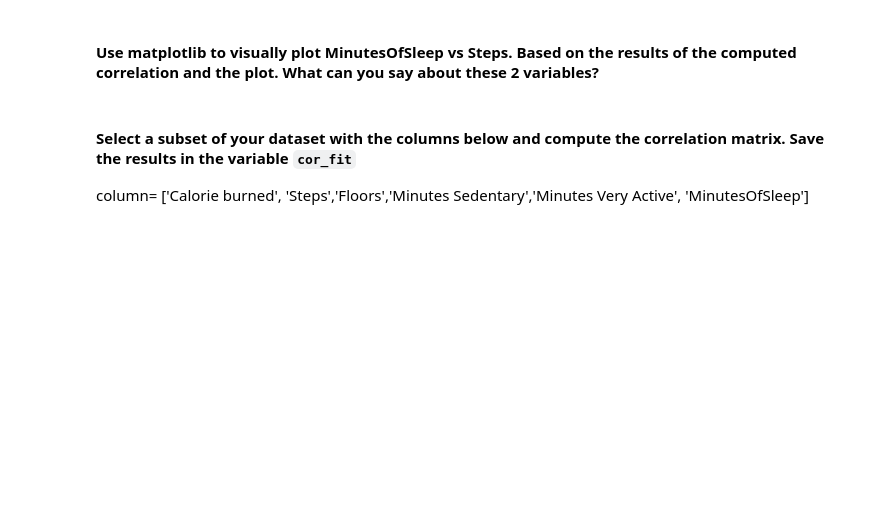
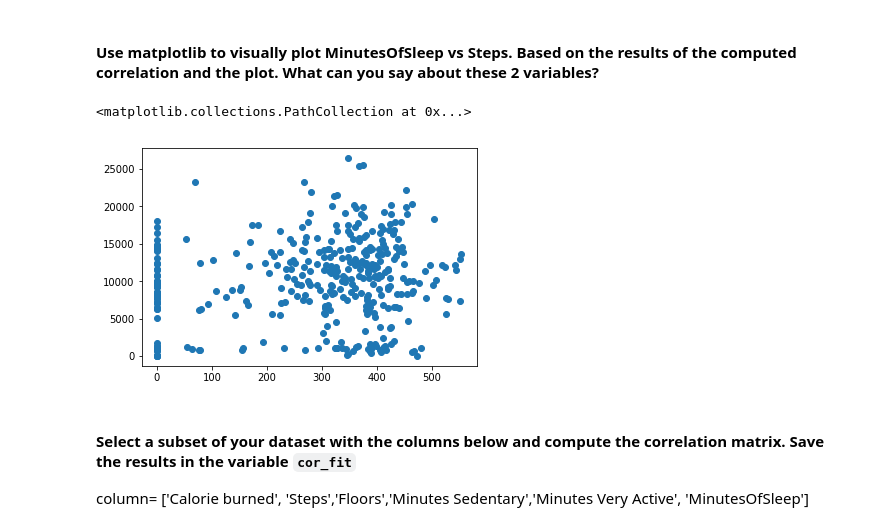
Before and after one commit to ta-datapt-bcn/lab-pivot-table-and-correlation, a Jupyter notebook: your_code/main.ipynb, the cells around one changed output. Cells and saved outputs as stored; diff of their text form; code cells hidden in the pictures; blank space fills up the shorter version.

```diff
--- a/your_code/main.ipynb
+++ b/your_code/main.ipynb
@@ -110,6 +268,10 @@
 #### Use matplotlib to visually plot MinutesOfSleep vs Steps. Based on the results of the computed correlation and the plot. What can you say about these 2 variables?
 # %%
 # your answer here
+plt.scatter(x=fitbit['MinutesOfSleep'], y=fitbit['Steps'])
+# %% [output]
+<matplotlib.collections.PathCollection at 0x...>
+[figure, added]
 # %% [markdown]
 #### Select a subset of your dataset with the columns below and compute the correlation matrix. Save the results in the variable `cor_fit`
 column= ['Calorie burned', 'Steps','Floors','Minutes Sedentary','Minutes Very Active', 'MinutesOfSleep']
```
Also changed, not shown: parts of 39 cells of this notebook.
